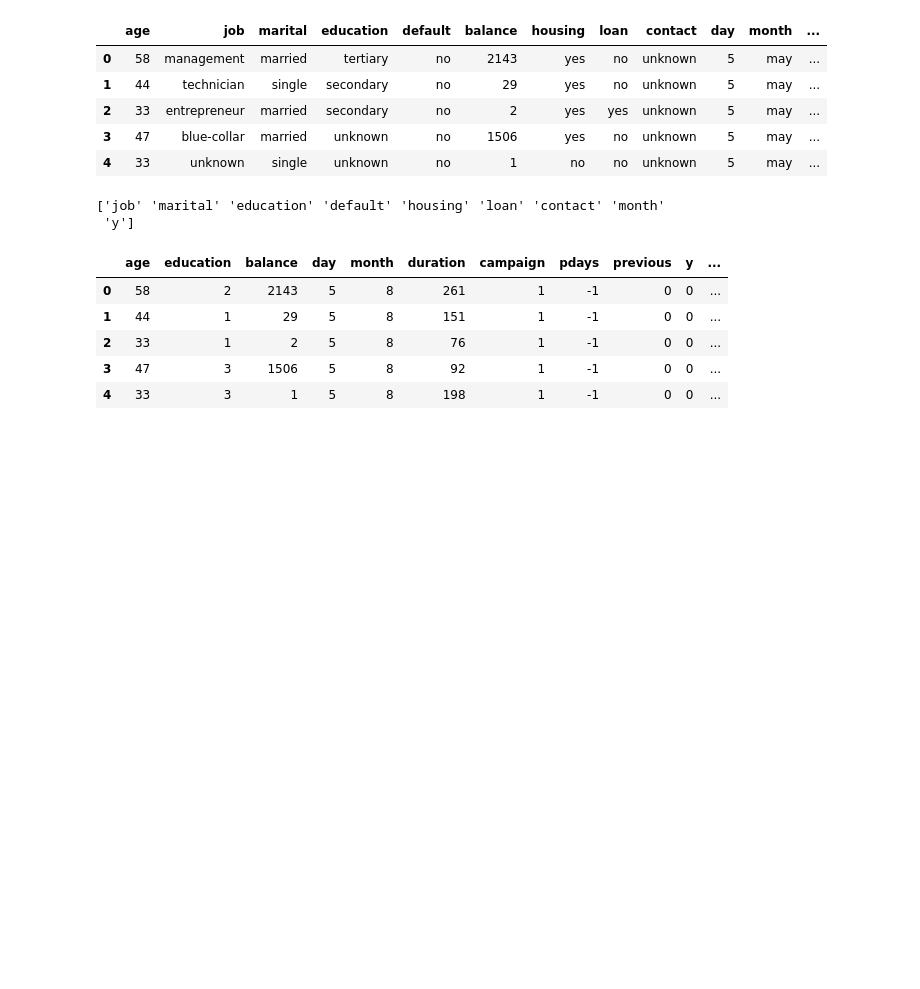
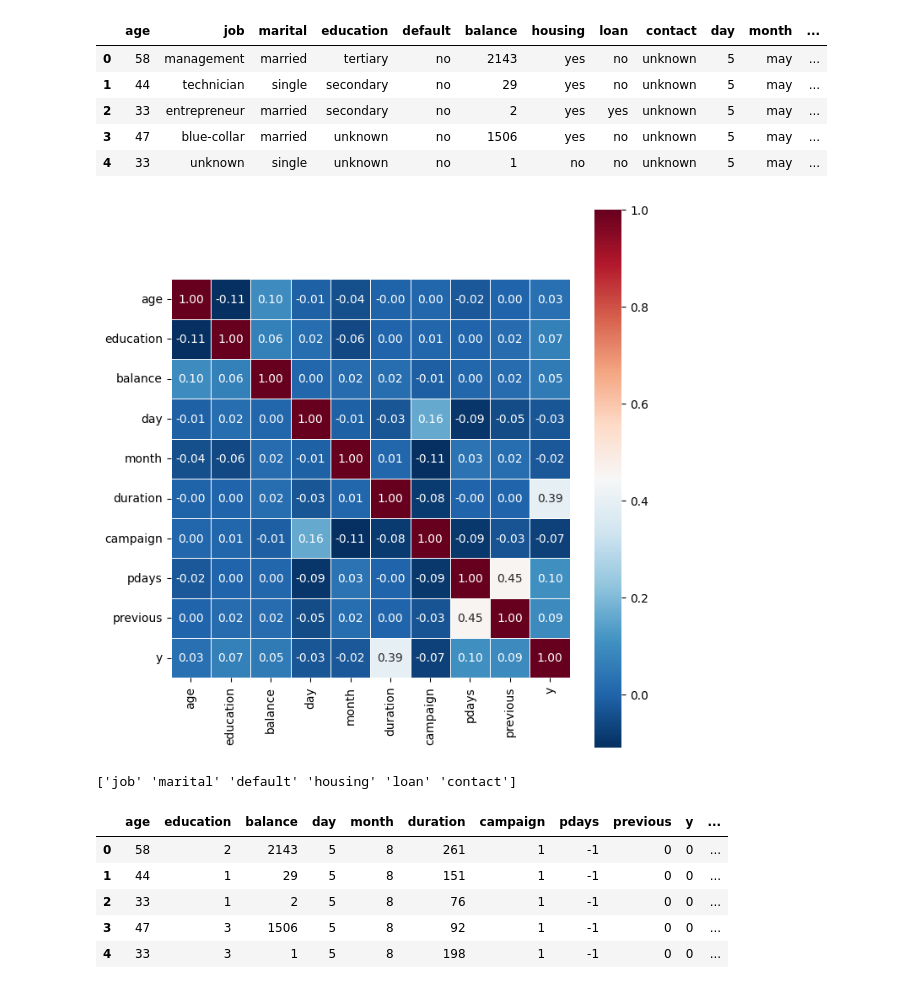
Before and after one commit to konradbachusz/AWS-MLOps-module_test, a Jupyter notebook: mlops_ml_models/data_cleaning.ipynb, the cells around one changed output. Cells and saved outputs as stored; diff of their text form; code cells hidden in the pictures; blank space fills up the shorter version.

Commit message:
added some correlation plot and also removed day and month from the cleaned dataset

```diff
--- a/mlops_ml_models/data_cleaning.ipynb
+++ b/mlops_ml_models/data_cleaning.ipynb
@@ -57,3 +57,13 @@ df.head()
 | 4 | 33 | unknown | single | unknown | no | 1 | no | no | unknown | 5 | may | ... |
 # %%
 df = df.drop(columns=["poutcome"])
+# %%
+from sklearn.preprocessing import LabelEncoder
+
+# Initialize the LabelEncoder
+label_encoder = LabelEncoder()
+
+# Fit and transform the 'y' column to numerical values
+df["y"] = label_encoder.fit_transform(df["y"])
+df["month"] = label_encoder.fit_transform(df["month"])
+df["education"] = label_encoder.fit_transform(df["education"])
@@ -60,9 +73,23 @@ df = df.drop(columns=["poutcome"])
+# %%
+fig, ax = plt.subplots(figsize=(7, 7))
+sns.heatmap(
+    df._get_numeric_data().astype(float).corr(),
+    square=True,
+    cmap="RdBu_r",
+    linewidths=0.5,
+    annot=True,
+    fmt=".2f",
+).figure.tight_layout()
+plt.show()
+
+# sns.heatmap(df.corr())
+# %% [output]
+[figure, added]
 # %%
 cat_features = df.select_dtypes(include=["object", "bool"]).columns.values
 print(cat_features)
 # %% [output]
-['job' 'marital' 'education' 'default' 'housing' 'loan' 'contact' 'month'
- 'y']
+['job' 'marital' 'default' 'housing' 'loan' 'contact']
 # %%
 # Apply one-hot encoding to categorical columns
 data_encoded = pd.get_dummies(
```
Also changed, not shown: parts of 8 cells of this notebook, 3 other files.
